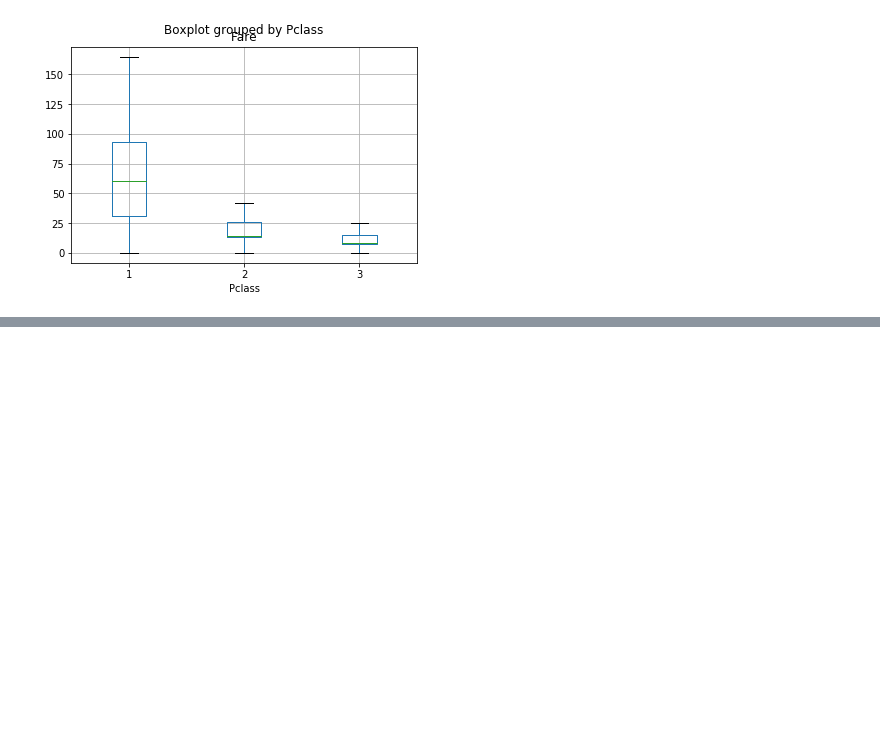
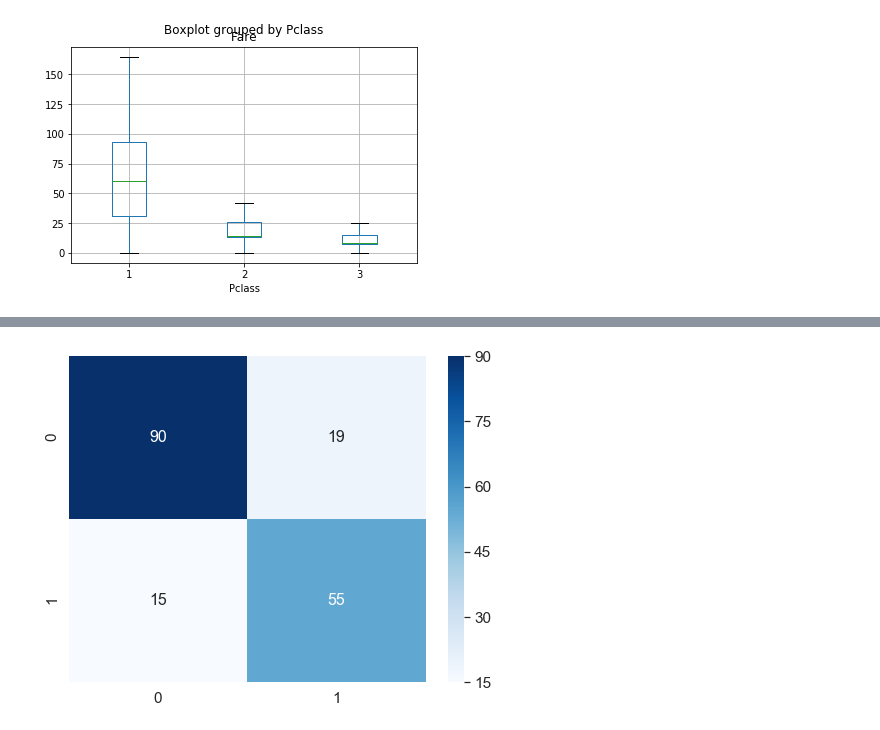
Before and after one commit to dongzhang84/data_challenges, a Jupyter notebook: Titanic.ipynb, the cells around one changed output, grey strips where cells are left out. Saved outputs shown, nothing was run; the diff lists cells and outputs as text; code cells hidden in the pictures; blank space fills up the shorter version.

```diff
--- a/Titanic.ipynb
+++ b/Titanic.ipynb
@@ -207,0 +331,3 @@ plt.show()
+# %%
+features = df_train[['Pclass','Age','SibSp','Parch','Fare','Sex_Encode','Embarked_Encode']]
+labels = df_train.Survived
@@ -207,0 +366,2 @@ plt.show()
+# %%
+X_train, X_test, y_train, y_test = train_test_split(features, labels, test_size=0.2, random_state=42)
@@ -207,0 +370,4 @@ plt.show()
+# %%
+model = linear_model.LogisticRegressionCV()
+
+model.fit(X_train, y_train)
@@ -207,0 +380,2 @@ plt.show()
+# %%
+y_pred = model.predict(X_test)
@@ -207,0 +407,13 @@ plt.show()
+# %%
+from sklearn.metrics import confusion_matrix
+
+cm = confusion_matrix(y_pred, y_test)
+
+df_cm = pd.DataFrame(cm, range(2), range(2))
+plt.figure(figsize = (8,6))
+sns.set(font_scale=1.4)#for label size
+sns.heatmap(df_cm, annot=True,annot_kws={"size": 16}, cmap="Blues",  fmt='g')# font size
+
+plt.show()
+# %% [output]
+[figure, added]
```
Also changed, not shown: parts of 48 cells of this notebook.
